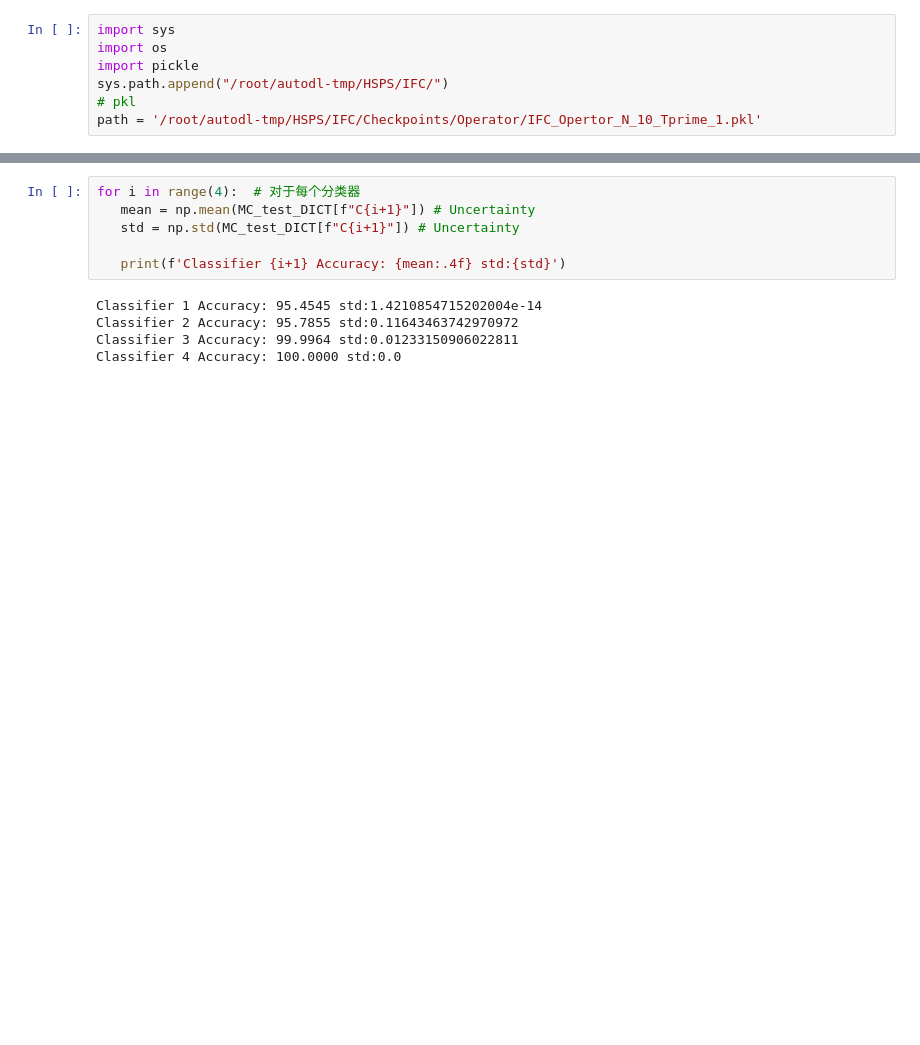
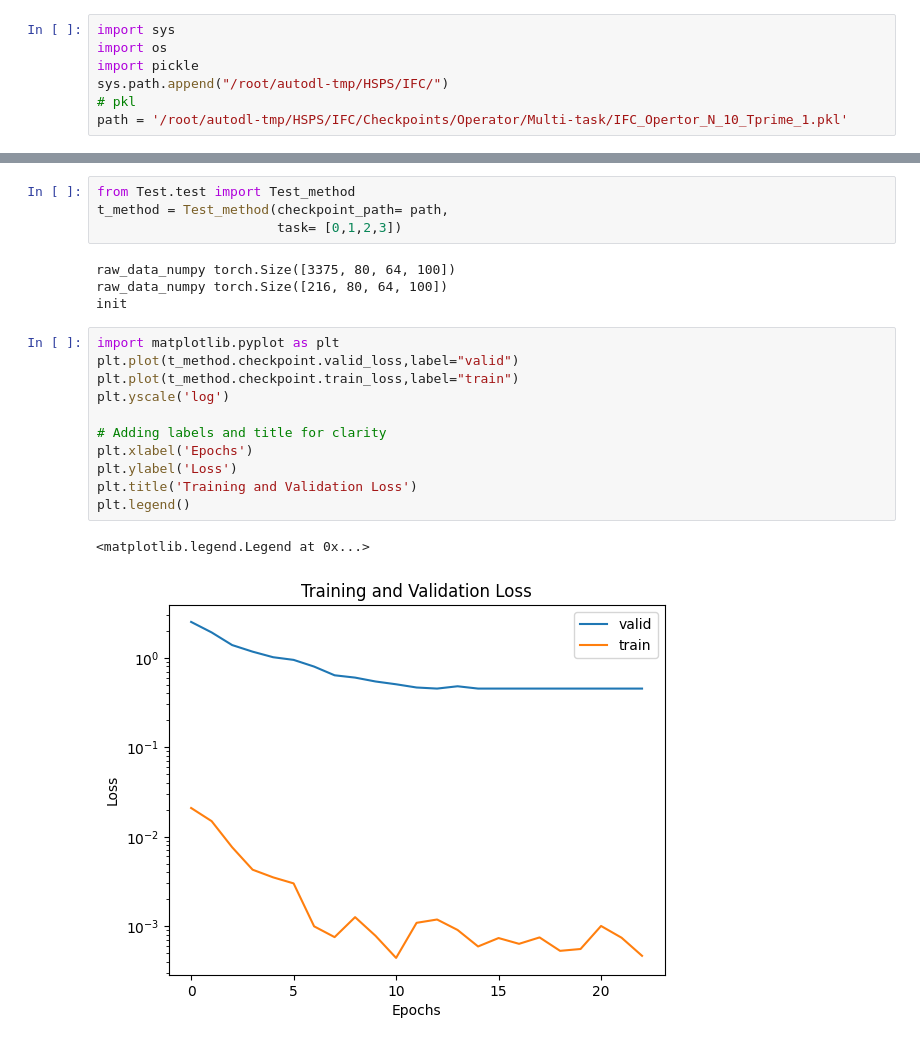
Before and after one commit to liangaomng/HFPS_IFC, a Jupyter notebook: Show/Test_ifc_opertor/N_10_with_Different_T_prime/show_N_10_Tprime_1.ipynb, the cells around one changed output, grey strips where cells are left out. Cells and saved outputs as stored; diff of their text form; blank space fills up the shorter version.

Commit message:
0505-gurvan_type+visual

```diff
--- a/Show/Test_ifc_opertor/N_10_with_Different_T_prime/show_N_10_Tprime_1.ipynb
+++ b/Show/Test_ifc_opertor/N_10_with_Different_T_prime/show_N_10_Tprime_1.ipynb
@@ -4,4 +4,4 @@ import os
 import pickle
 sys.path.append("/root/autodl-tmp/HSPS/IFC/")
 # pkl
-path = '/root/autodl-tmp/HSPS/IFC/Checkpoints/Operator/IFC_Opertor_N_10_Tprime_1.pkl'
+path = '/root/autodl-tmp/HSPS/IFC/Checkpoints/Operator/Multi-task/IFC_Opertor_N_10_Tprime_1.pkl'
@@ -98,11 +8,22 @@ In MC 49Classifier 4 Predicted acc is 100.00
-# %%
-for i in range(4):  # 对于每个分类器
-   mean = np.mean(MC_test_DICT[f"C{i+1}"]) # Uncertainty
-   std = np.std(MC_test_DICT[f"C{i+1}"]) # Uncertainty
-
-   print(f'Classifier {i+1} Accuracy: {mean:.4f} std:{std}')
-# %% [output]
-Classifier 1 Accuracy: 95.4545 std:1.4210854715202004e-14
-Classifier 2 Accuracy: 95.7855 std:0.11643463742970972
-Classifier 3 Accuracy: 99.9964 std:0.01233150906022811
-Classifier 4 Accuracy: 100.0000 std:0.0
+# %%
+from Test.test import Test_method
+t_method = Test_method(checkpoint_path= path,
+                       task= [0,1,2,3])
+# %% [output]
+raw_data_numpy torch.Size([3375, 80, 64, 100])
+raw_data_numpy torch.Size([216, 80, 64, 100])
+init
+# %%
+import matplotlib.pyplot as plt
+plt.plot(t_method.checkpoint.valid_loss,label="valid")
+plt.plot(t_method.checkpoint.train_loss,label="train")
+plt.yscale('log')
+
+# Adding labels and title for clarity
+plt.xlabel('Epochs')
+plt.ylabel('Loss')
+plt.title('Training and Validation Loss')
+plt.legend()
+# %% [output]
+<matplotlib.legend.Legend at 0x...>
+[figure, added]
```
Also changed, not shown: parts of 5 cells of this notebook, 51 other files.
